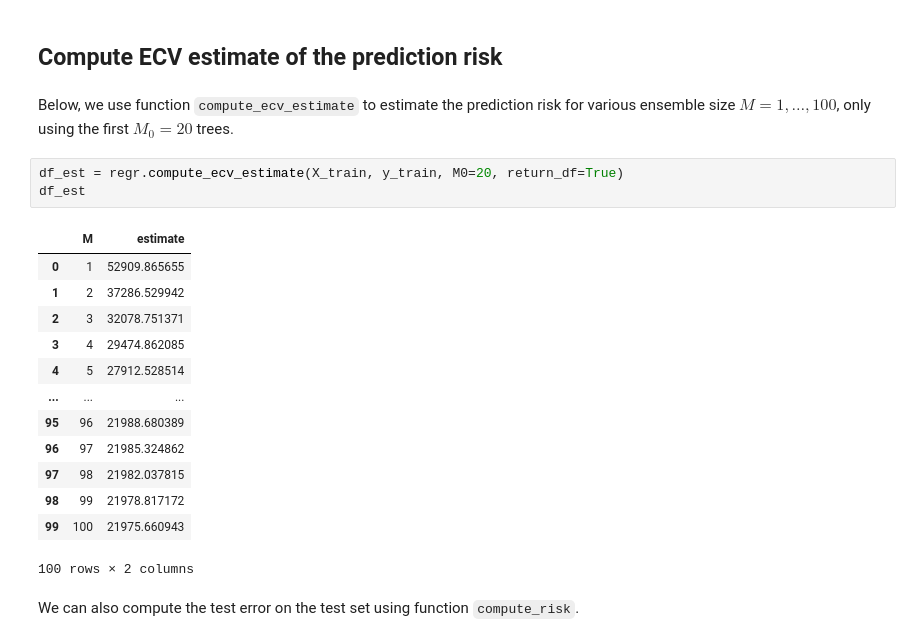
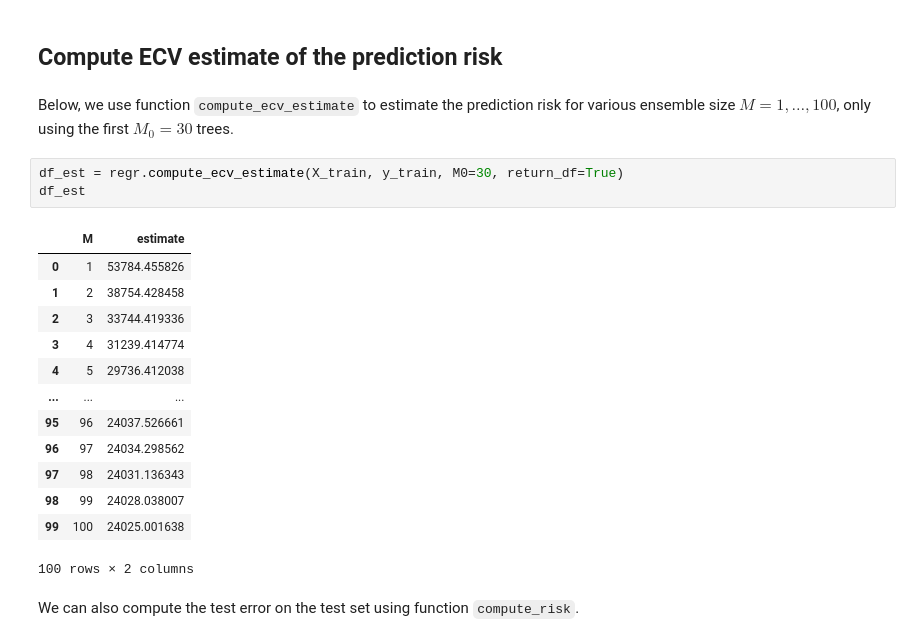
Before and after one commit to jaydu1/ensemble-cross-validation, a Jupyter notebook: demo.ipynb, the cells around one changed output. Cells and saved outputs as stored; diff of their text form.

```diff
--- a/demo.ipynb
+++ b/demo.ipynb
@@ -68,23 +68,23 @@ Y_train_hat.shape
 # %% [markdown]
 ## Compute ECV estimate of the prediction risk
 # %% [markdown]
-Below, we use function `compute_ecv_estimate` to estimate the prediction risk for various ensemble size $M=1,\ldots,100$, only using the first $M_0=20$ trees.
+Below, we use function `compute_ecv_estimate` to estimate the prediction risk for various ensemble size $M=1,\ldots,100$, only using the first $M_0=30$ trees.
 # %%
-df_est = regr.compute_ecv_estimate(X_train, y_train, M0=20, return_df=True)
+df_est = regr.compute_ecv_estimate(X_train, y_train, M0=30, return_df=True)
 df_est
 # %% [output]
 |  | M | estimate |
-| 0 | 1 | 52909.865655 |
-| 1 | 2 | 37286.529942 |
-| 2 | 3 | 32078.751371 |
-| 3 | 4 | 29474.862085 |
-| 4 | 5 | 27912.528514 |
+| 0 | 1 | 53784.455826 |
+| 1 | 2 | 38754.428458 |
+| 2 | 3 | 33744.419336 |
+| 3 | 4 | 31239.414774 |
+| 4 | 5 | 29736.412038 |
 | ... | ... | ... |
-| 95 | 96 | 21988.680389 |
-| 96 | 97 | 21985.324862 |
-| 97 | 98 | 21982.037815 |
-| 98 | 99 | 21978.817172 |
-| 99 | 100 | 21975.660943 |
+| 95 | 96 | 24037.526661 |
+| 96 | 97 | 24034.298562 |
+| 97 | 98 | 24031.136343 |
+| 98 | 99 | 24028.038007 |
+| 99 | 100 | 24025.001638 |
 100 rows × 2 columns
 # %% [markdown]
 We can also compute the test error on the test set using function `compute_risk`.
```
Also changed, not shown: parts of 14 cells of this notebook, 2 other files.
